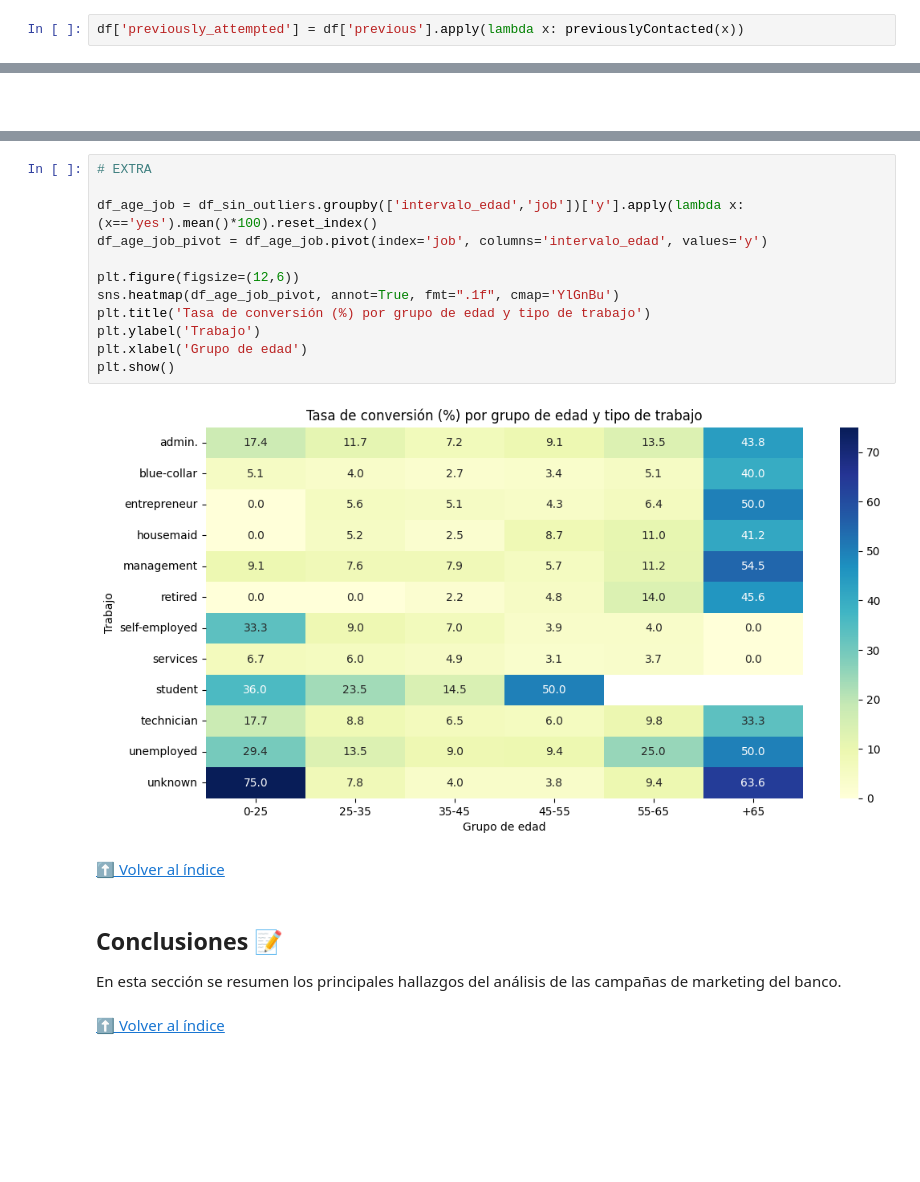
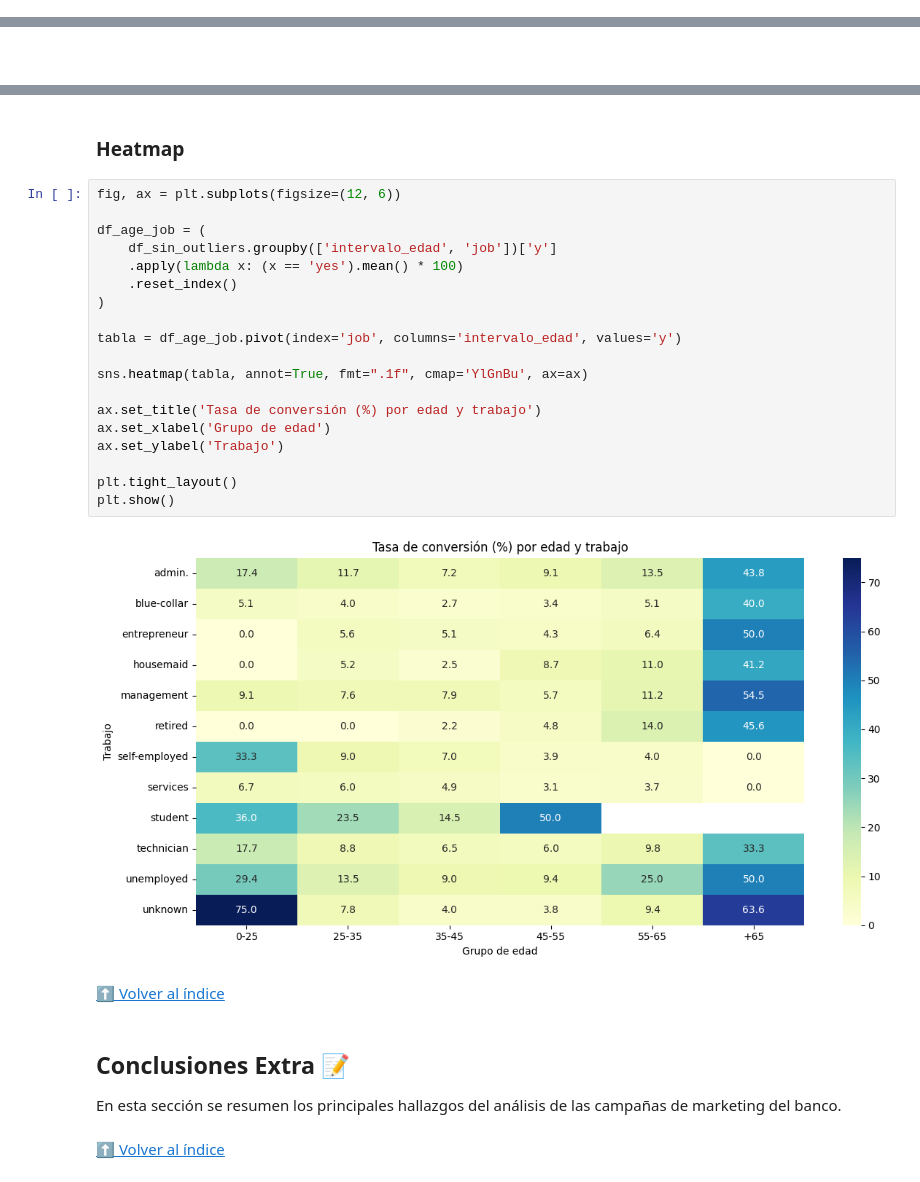
Before and after one commit to diegodelarubia/Trabajo_Final_Master-TFM-, a Jupyter notebook: TFM_Fintech/TFM_Final/supplemental.ipynb, the cells around one changed output, grey strips where cells are left out. Saved outputs shown, nothing was run; the diff lists cells and outputs as text; blank space fills up the shorter version.

```diff
--- a/TFM_Fintech/TFM_Final/supplemental.ipynb
+++ b/TFM_Fintech/TFM_Final/supplemental.ipynb
@@ -830,2 +325,0 @@ Categorizamos los clientes si lo habíamos contactado anteriormente:
-# %%
-df['previously_attempted'] = df['previous'].apply(lambda x: previouslyContacted(x))
@@ -1176,22 +700,31 @@ plt.show()
+# %% [markdown]
+### Heatmap
 # %%
-# EXTRA
+fig, ax = plt.subplots(figsize=(12, 6))
 
-df_age_job = df_sin_outliers.groupby(['intervalo_edad','job'])['y'].apply(lambda x: (x=='yes').mean()*100).reset_index()
-df_age_job_pivot = df_age_job.pivot(index='job', columns='intervalo_edad', values='y')
+df_age_job = (
+    df_sin_outliers.groupby(['intervalo_edad', 'job'])['y']
+    .apply(lambda x: (x == 'yes').mean() * 100)
+    .reset_index()
+)
 
-plt.figure(figsize=(12,6))
-sns.heatmap(df_age_job_pivot, annot=True, fmt=".1f", cmap='YlGnBu')
-plt.title('Tasa de conversión (%) por grupo de edad y tipo de trabajo')
-plt.ylabel('Trabajo')
-plt.xlabel('Grupo de edad')
+tabla = df_age_job.pivot(index='job', columns='intervalo_edad', values='y')
+
+sns.heatmap(tabla, annot=True, fmt=".1f", cmap='YlGnBu', ax=ax)
+
+ax.set_title('Tasa de conversión (%) por edad y trabajo')
+ax.set_xlabel('Grupo de edad')
+ax.set_ylabel('Trabajo')
+
+plt.tight_layout()
 plt.show()
 # %% [output]
-[figure, old version]
+[figure, new version]
 # %% [markdown]
 [⬆ Volver al índice](#indice)
 # %% [markdown]
 <a id="conclusiones"></a>
-## Conclusiones 📝
+## Conclusiones Extra 📝
 
 En esta sección se resumen los principales hallazgos del análisis de las campañas de marketing del banco.
 # %% [markdown]
```
Also changed, not shown: parts of 101 cells of this notebook, 2 other files.
